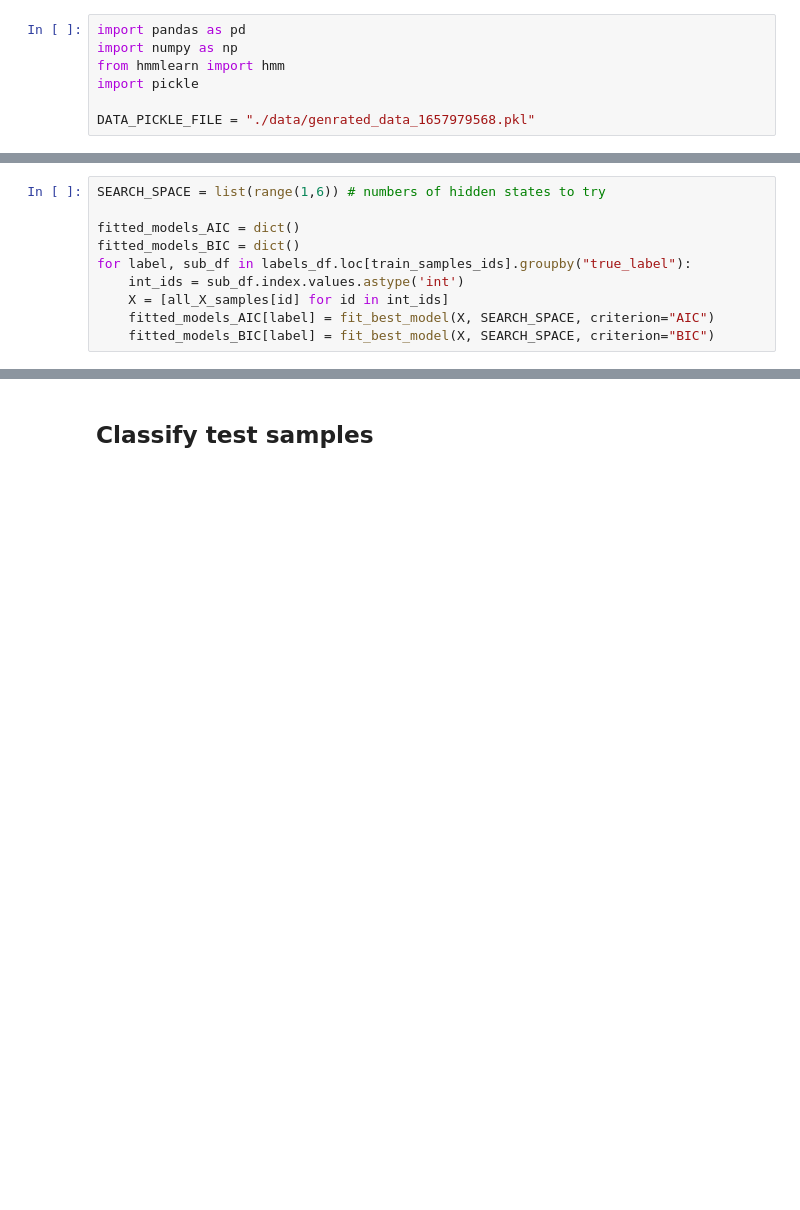
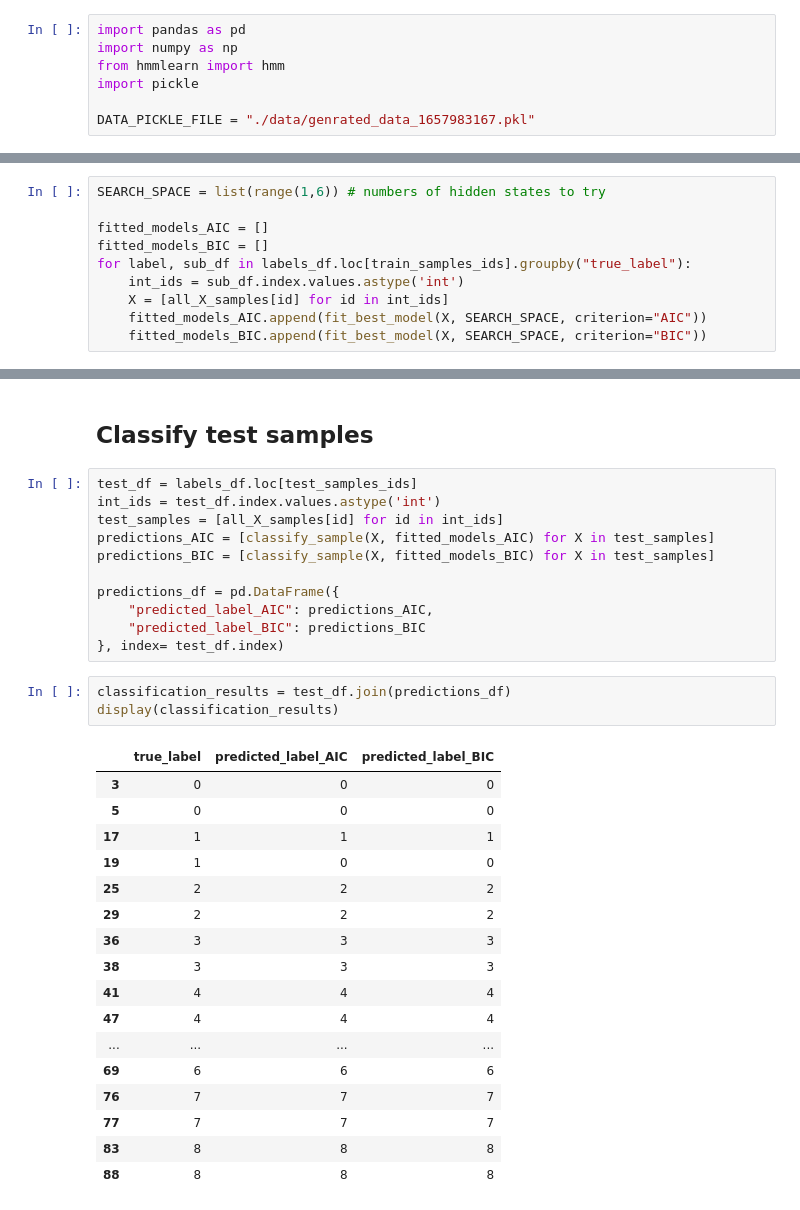
Before and after one commit to mkonopacka/HMM_DTW_v2, a Jupyter notebook: 02_hmm_classification.ipynb, the cells around one changed output, grey strips where cells are left out. Drawn from its saved outputs; the diff is of its cells as text; blank space fills up the shorter version.

Commit message:
Created predictions df for AIC and BIC versions of HMM

```diff
--- a/02_hmm_classification.ipynb
+++ b/02_hmm_classification.ipynb
@@ -8,7 +15,7 @@ import numpy as np
 from hmmlearn import hmm
 import pickle
 
-DATA_PICKLE_FILE = "./data/genrated_data_1657979568.pkl"
+DATA_PICKLE_FILE = "./data/genrated_data_1657983167.pkl"
 # %%
 def fit_with_known_no_hidden_states(samples: list[np.ndarray], no_hidden_states: int, trials: int) -> hmm.GaussianHMM:
     """Fit GaussianHMM when number of hidden states is known.
@@ -93,11 +116,11 @@ for label, sub_df in labels_df.groupby("true_label"):
 # %%
 SEARCH_SPACE = list(range(1,6)) # numbers of hidden states to try
 
-fitted_models_AIC = dict()
-fitted_models_BIC = dict()
+fitted_models_AIC = []
+fitted_models_BIC = []
 for label, sub_df in labels_df.loc[train_samples_ids].groupby("true_label"):
     int_ids = sub_df.index.values.astype('int')
     X = [all_X_samples[id] for id in int_ids]
-    fitted_models_AIC[label] = fit_best_model(X, SEARCH_SPACE, criterion="AIC")
-    fitted_models_BIC[label] = fit_best_model(X, SEARCH_SPACE, criterion="BIC")
+    fitted_models_AIC.append(fit_best_model(X, SEARCH_SPACE, criterion="AIC"))
+    fitted_models_BIC.append(fit_best_model(X, SEARCH_SPACE, criterion="BIC"))
 # %% [markdown]
@@ -127,3 +150,35 @@ label |true k |fitted k (AIC) |fitted k (BIC)
 BIC seems better than AIC (no overfitting, too many hidden states in HMM is overfitting).
 # %% [markdown]
 ## Classify test samples
+# %%
+test_df = labels_df.loc[test_samples_ids]
+int_ids = test_df.index.values.astype('int')
+test_samples = [all_X_samples[id] for id in int_ids]
+predictions_AIC = [classify_sample(X, fitted_models_AIC) for X in test_samples]
+predictions_BIC = [classify_sample(X, fitted_models_BIC) for X in test_samples]
+
+predictions_df = pd.DataFrame({
+    "predicted_label_AIC": predictions_AIC,
+    "predicted_label_BIC": predictions_BIC
+}, index= test_df.index)
+# %%
+classification_results = test_df.join(predictions_df)
+display(classification_results)
+# %% [output]
+|  | true_label | predicted_label_AIC | predicted_label_BIC |
+| 3 | 0 | 0 | 0 |
+| 5 | 0 | 0 | 0 |
+| 17 | 1 | 1 | 1 |
+| 19 | 1 | 0 | 0 |
+| 25 | 2 | 2 | 2 |
+| 29 | 2 | 2 | 2 |
+| 36 | 3 | 3 | 3 |
+| 38 | 3 | 3 | 3 |
+| 41 | 4 | 4 | 4 |
+| 47 | 4 | 4 | 4 |
+| ... | ... | ... | ... |
+| 69 | 6 | 6 | 6 |
+| 76 | 7 | 7 | 7 |
+| 77 | 7 | 7 | 7 |
+| 83 | 8 | 8 | 8 |
+| 88 | 8 | 8 | 8 |
```
Also changed, not shown: parts of 7 cells of this notebook, 1 other file.
